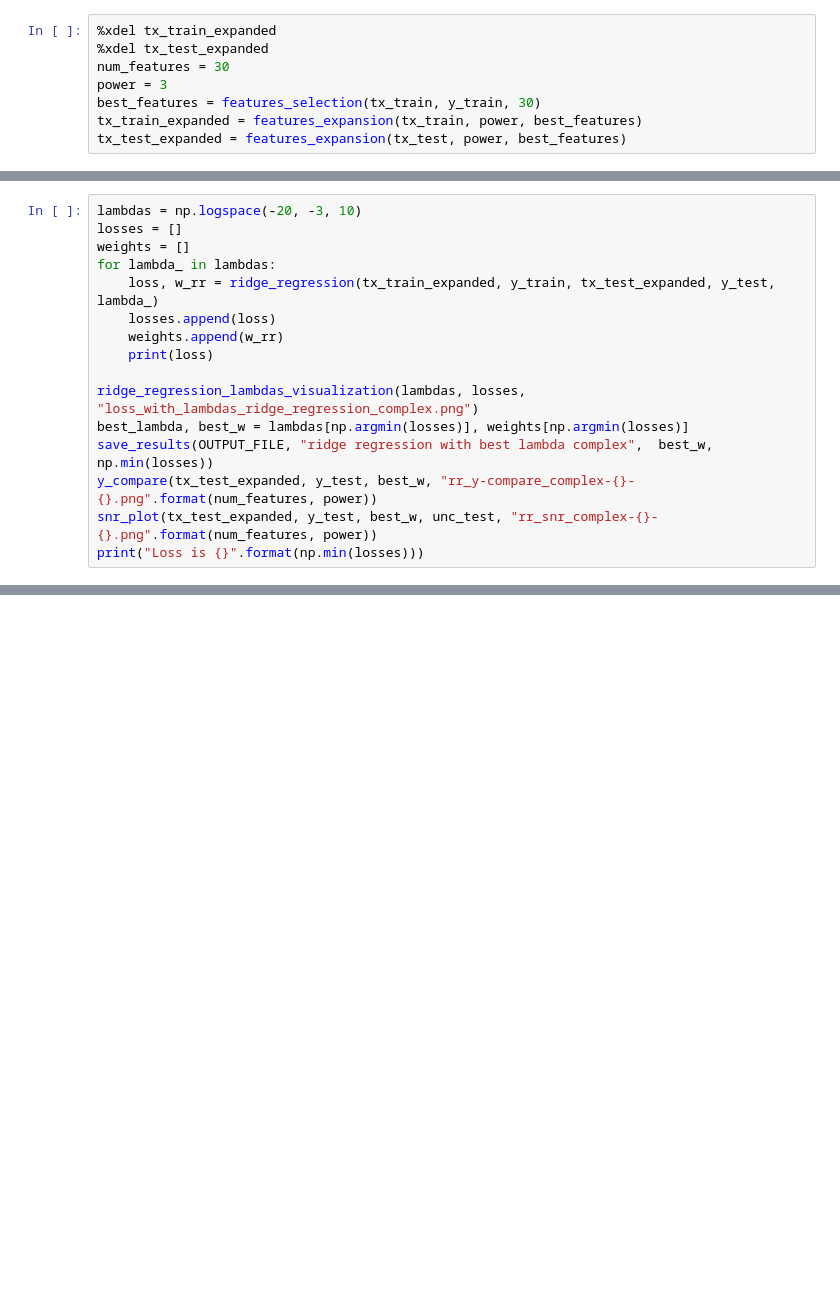
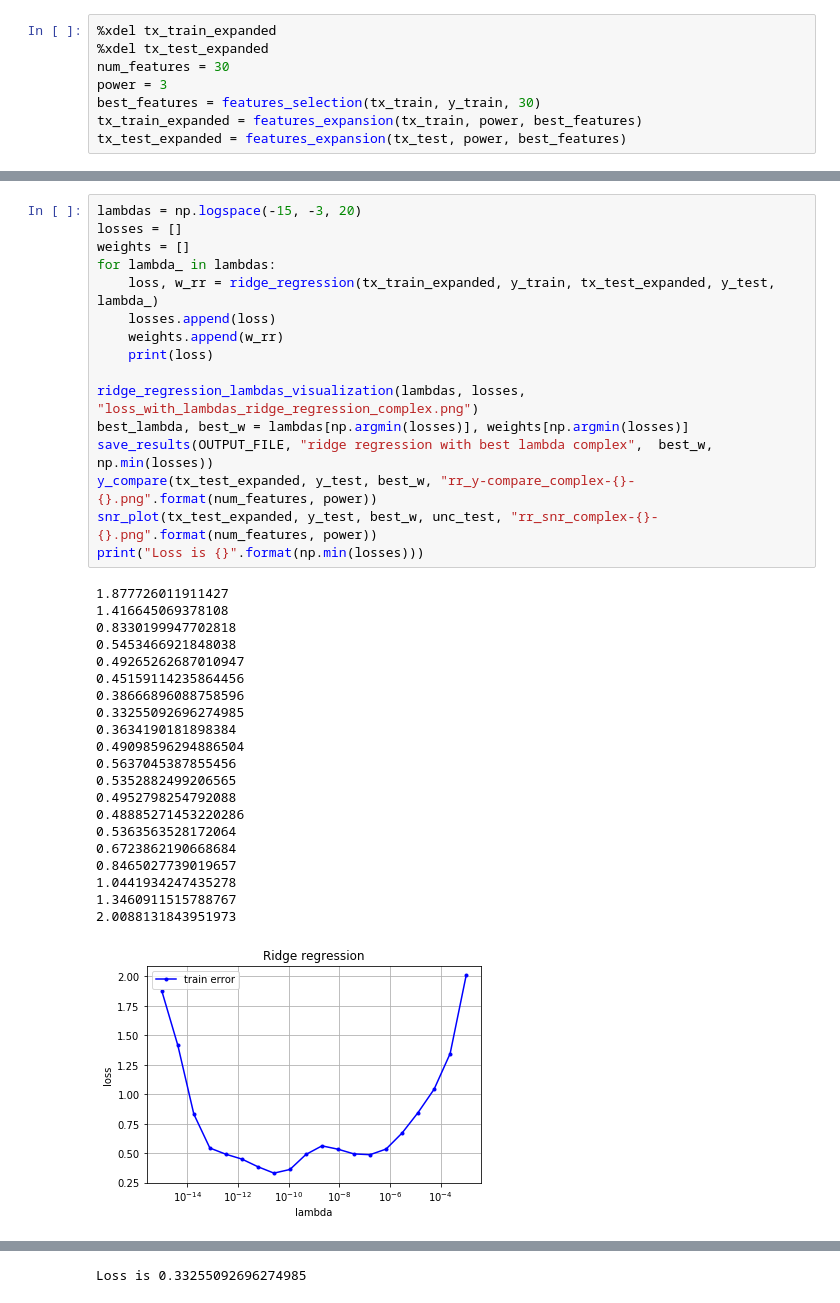
Before and after one commit to Battleman/AimeElle, a Jupyter notebook: project2/Modeling.ipynb, the cells around one changed output, grey strips where cells are left out. Drawn from its saved outputs; the diff is of its cells as text; blank space fills up the shorter version.

```diff
--- a/project2/Modeling.ipynb
+++ b/project2/Modeling.ipynb
@@ -180,16 +250,38 @@ print("Loss is {}".format(loss))
 # %%
-lambdas = np.logspace(-20, -3, 10)
+lambdas = np.logspace(-15, -3, 20)
 losses = []
 weights = []
 for lambda_ in lambdas:
     loss, w_rr = ridge_regression(tx_train_expanded, y_train, tx_test_expanded, y_test, lambda_)
     losses.append(loss)
     weights.append(w_rr)
     print(loss)
 
 ridge_regression_lambdas_visualization(lambdas, losses, "loss_with_lambdas_ridge_regression_complex.png")
 best_lambda, best_w = lambdas[np.argmin(losses)], weights[np.argmin(losses)]
 save_results(OUTPUT_FILE, "ridge regression with best lambda complex",  best_w, np.min(losses))
 y_compare(tx_test_expanded, y_test, best_w, "rr_y-compare_complex-{}-{}.png".format(num_features, power))
 snr_plot(tx_test_expanded, y_test, best_w, unc_test, "rr_snr_complex-{}-{}.png".format(num_features, power))
 print("Loss is {}".format(np.min(losses)))
+# %% [output]
+1.877726011911427
+1.416645069378108
+0.8330199947702818
+0.5453466921848038
+0.49265262687010947
+0.45159114235864456
+0.38666896088758596
+0.33255092696274985
+0.3634190181898384
+0.49098596294886504
+0.5637045387855456
+0.5352882499206565
+0.4952798254792088
+0.48885271453220286
+0.5363563528172064
+0.6723862190668684
+0.8465027739019657
+1.0441934247435278
+1.3460911515788767
+2.0088131843951973
+[figure, added]
@@ -195,0 +290 @@ print("Loss is {}".format(np.min(losses)))
+Loss is 0.33255092696274985
```
Also changed, not shown: parts of 14 cells of this notebook, 17 other files.
